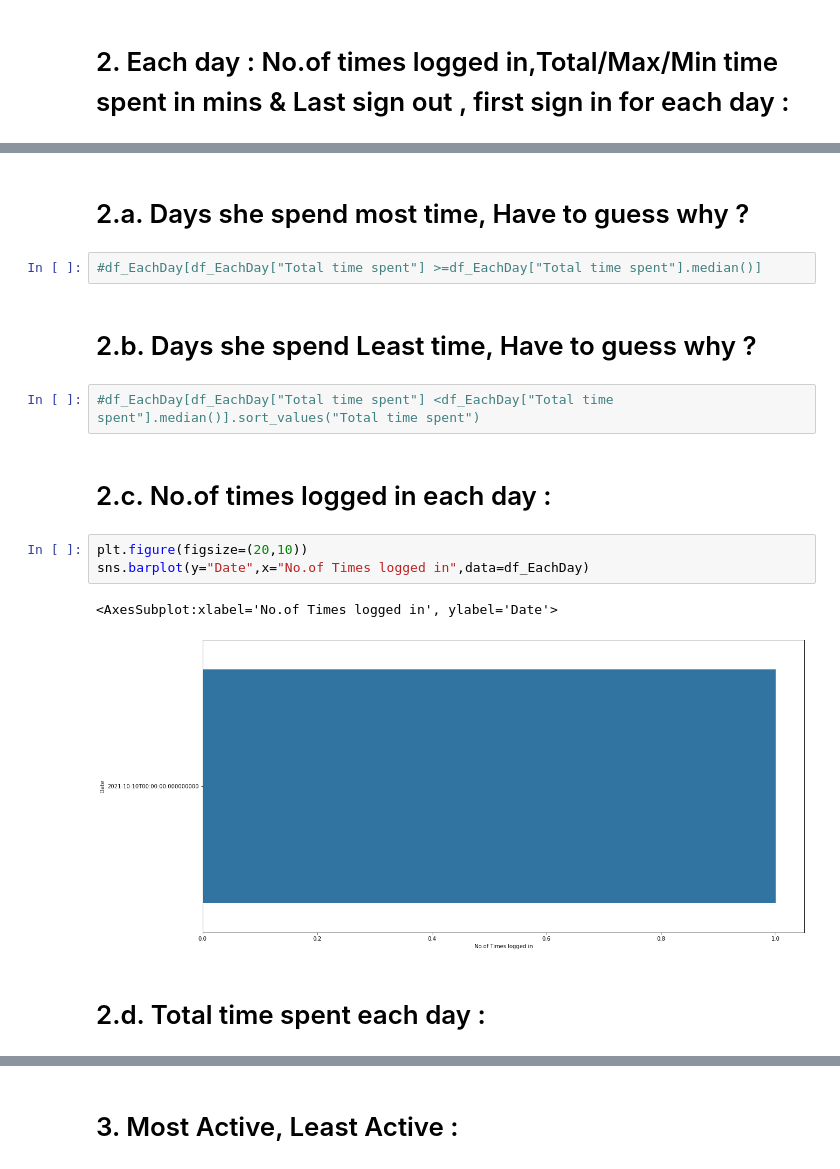
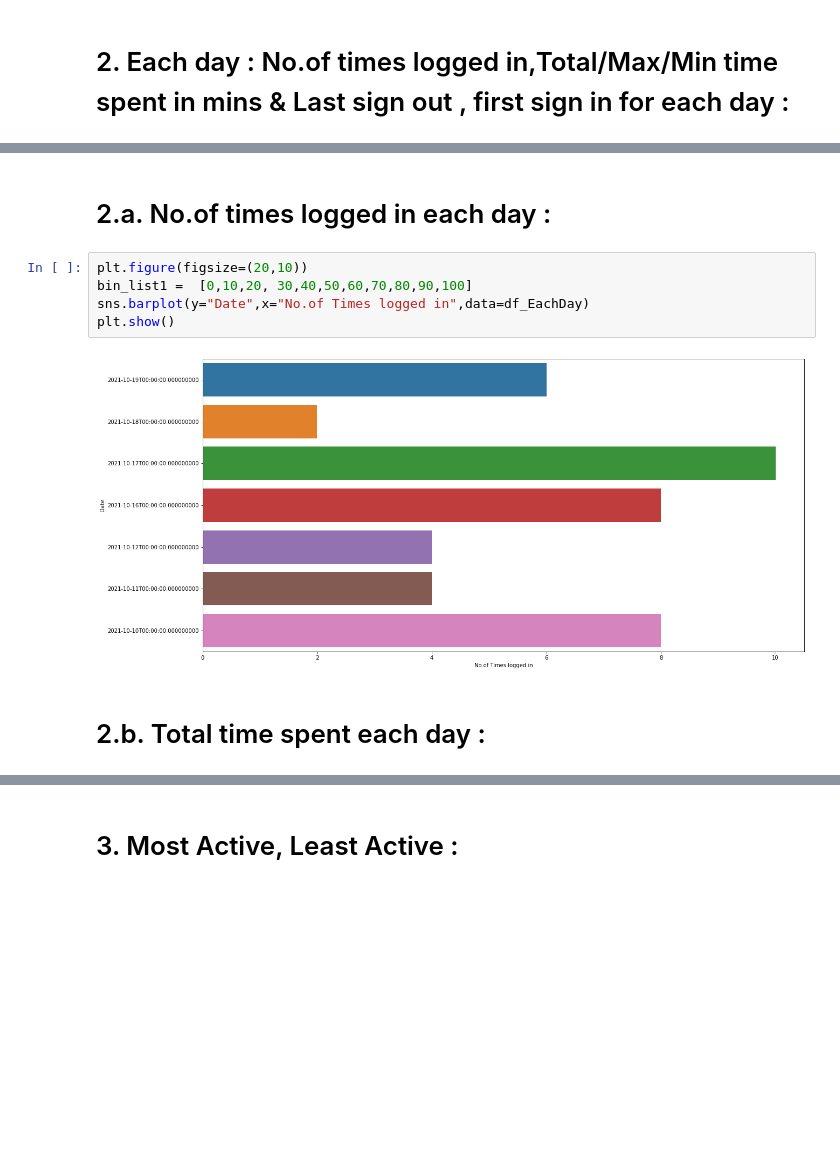
Before and after one commit to Venkey402/Whatsapp_telegram, a Jupyter notebook: Telegram_Online_Offline_Dev.ipynb, the cells around one changed output, grey strips where cells are left out. Cells and saved outputs as stored; diff of their text form; blank space fills up the shorter version.

```diff
--- a/Telegram_Online_Offline_Dev.ipynb
+++ b/Telegram_Online_Offline_Dev.ipynb
@@ -86,21 +97,14 @@ df_EachDay
-# %% [markdown]
-# 2.a. Days she spend most time, Have to guess why ?
-# %%
-#df_EachDay[df_EachDay["Total time spent"] >=df_EachDay["Total time spent"].median()]
-# %% [markdown]
-# 2.b. Days she spend Least time, Have to guess why ?
-# %%
-#df_EachDay[df_EachDay["Total time spent"] <df_EachDay["Total time spent"].median()].sort_values("Total time spent")
 # %% [markdown]
-# 2.c. No.of times logged in each day :
+# 2.a. No.of times logged in each day :
 # %%
 plt.figure(figsize=(20,10))
+bin_list1 =  [0,10,20, 30,40,50,60,70,80,90,100]
 sns.barplot(y="Date",x="No.of Times logged in",data=df_EachDay)
+plt.show()
 # %% [output]
-<AxesSubplot:xlabel='No.of Times logged in', ylabel='Date'>
-[figure, old version]
+[figure, new version]
 # %% [markdown]
-# 2.d. Total time spent each day :
+# 2.b. Total time spent each day :
 # %%
 plt.figure(figsize=(20,10))
 sns.barplot(y="Date",x="Total time spent",data=df_EachDay)
```
Also changed, not shown: parts of 24 cells of this notebook, 5 other files.
